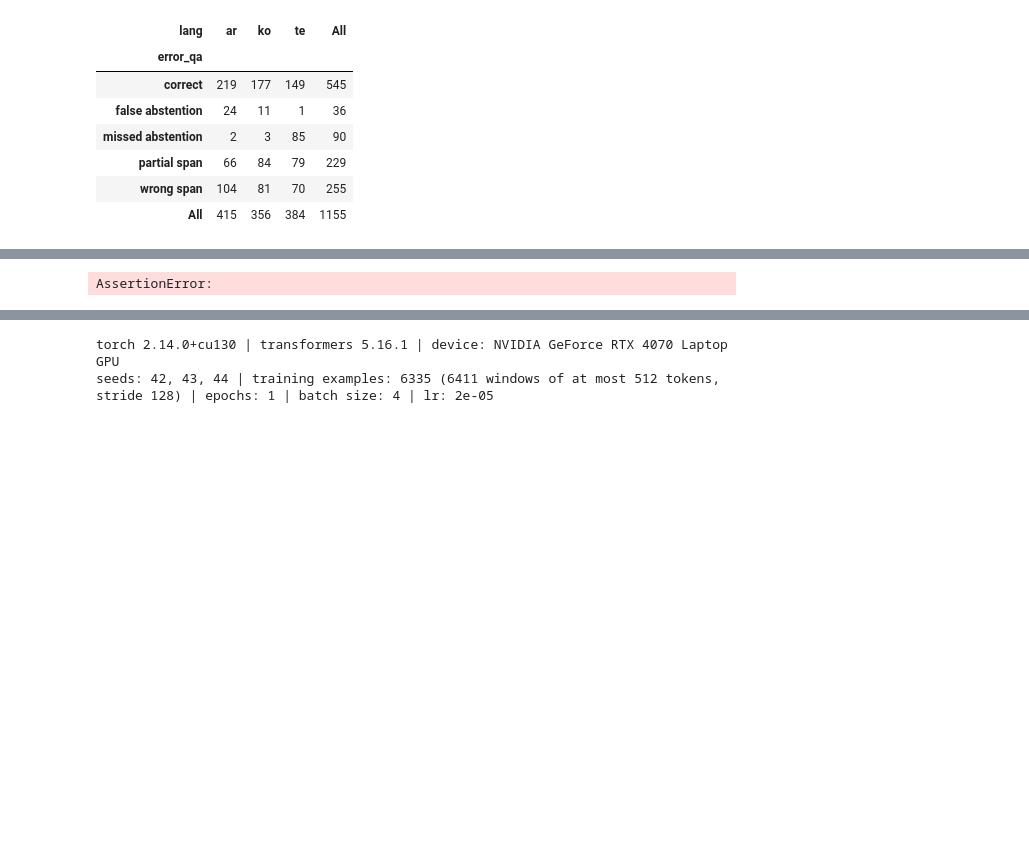
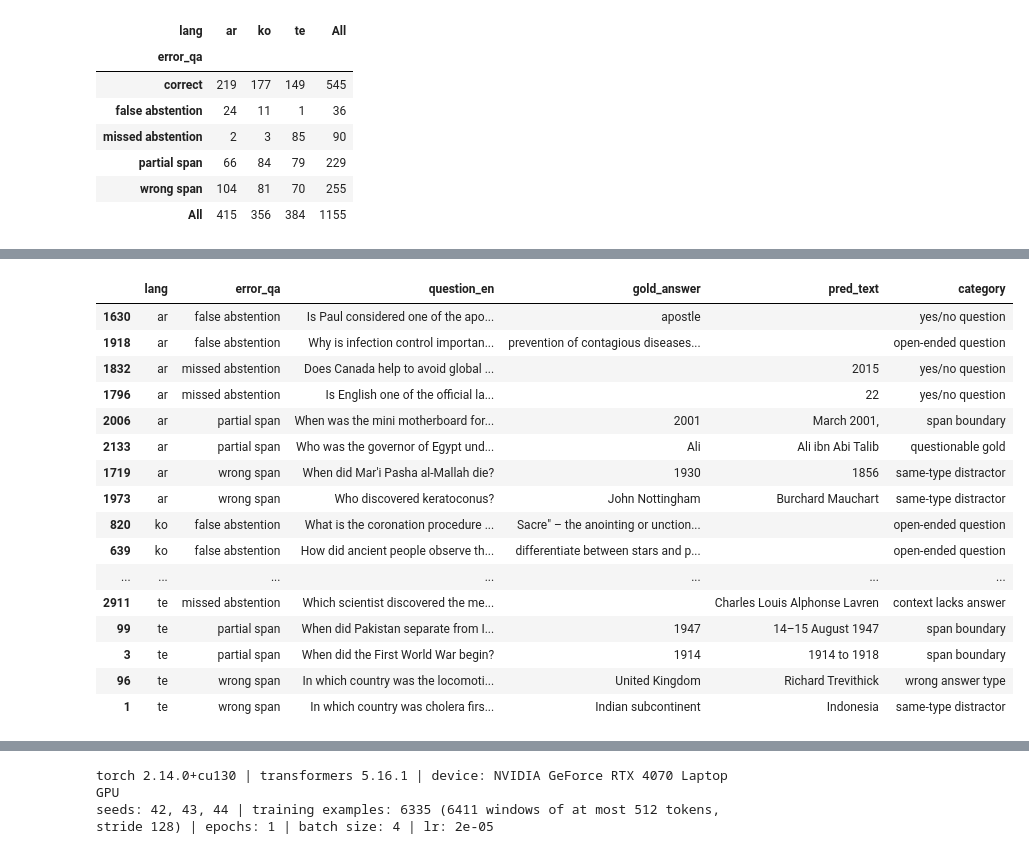
Before and after one commit to Legenden84/msc-nlp-2026, a Jupyter notebook: project_notebooks/nlp_project_w40-41.ipynb, the cells around one changed output, grey strips where cells are left out. Cells and saved outputs as stored; diff of their text form; code cells hidden in the pictures; blank space fills up the shorter version.

```diff
--- a/project_notebooks/nlp_project_w40-41.ipynb
+++ b/project_notebooks/nlp_project_w40-41.ipynb
@@ -956,39 +956,54 @@ error_sample[["lang", "error_qa", "question", "gold_answer", "pred_text", "conte
 | 1 | te | wrong span | కలరా వ్యాధిని మొదటగా ఏ దేశంలో కను... | Indian subcontinent | Indonesia | The word cholera is from "kholera... |
 # %%
 # claude
-# manual inspection
+# manual inspection of the 23 sampled errors: English translation and failure category
 error_annotations = {
-    1681: ("", ""),
-    2037: ("", ""),
-    2102: ("", ""),
-    2096: ("", ""),
-    1449: ("", ""),
-    2084: ("", ""),
-    2130: ("", ""),
-    1895: ("", ""),
-    986: ("", ""),
-    1118: ("", ""),
-    368: ("", ""),
-    369: ("", ""),
-    771: ("", ""),
-    359: ("", ""),
-    782: ("", ""),
-    356: ("", ""),
-    5: ("", ""),
-    72: ("", ""),
-    2947: ("", ""),
-    2911: ("", ""),
-    66: ("", ""),
-    3: ("", ""),
-    123: ("", ""),
-    1: ("", ""),
+    1630: ("Is Paul considered one of the apostles of Christ?", "yes/no question"),
+    1918: ("Why is infection control important in hospitals?", "open-ended question"),
+    1832: ("Does Canada help to avoid global warming?", "yes/no question"),
+    1796: ("Is English one of the official languages of India?", "yes/no question"),
+    2006: ("When was the mini motherboard for desktops invented?", "span boundary"),
+    2133: ("Who was the governor of Egypt under the caliph Ali ibn Abi Talib?", "questionable gold"),
+    1719: ("When did Mar'i Pasha al-Mallah die?", "same-type distractor"),
+    1973: ("Who discovered keratoconus?", "same-type distractor"),
+    820: ("What is the coronation procedure in France?", "open-ended question"),
+    639: ("How did ancient people observe the planets?", "open-ended question"),
+    369: ("Is there a formula for infinity?", "yes/no question"),
+    833: ("Is gelatin a protein?", "yes/no question"),
+    1231: ("What is the ozone layer made of?", "wrong answer type"),
+    357: ("What was the name of Case Western Reserve University in 1887?", "wrong answer type"),
+    788: ("What kinds of fungi are there?", "open-ended question"),
+    356: ("How many Nordic countries are there in Northern Europe?", "inference needed"),
+    72: ("Of the 70% water in the world, what percentage do humans use for daily needs?", "inference needed"),
+    3000: ("Who was the president of the USA in 1960?", "questionable gold"),
+    2911: ("Which scientist discovered the medicine for malaria?", "context lacks answer"),
+    99: ("When did Pakistan separate from India?", "span boundary"),
+    3: ("When did the First World War begin?", "span boundary"),
+    96: ("In which country was the locomotive boiler first introduced?", "wrong answer type"),
+    1: ("In which country was cholera first discovered?", "same-type distractor"),
 }
 assert sorted(error_sample.index) == sorted(error_annotations)
 error_sample["question_en"] = [error_annotations[index][0] for index in error_sample.index]
 error_sample["category"] = [error_annotations[index][1] for index in error_sample.index]
 error_sample[["lang", "error_qa", "question_en", "gold_answer", "pred_text", "category"]]
 # %% [output]
-AssertionError:
+|  | lang | error_qa | question_en | gold_answer | pred_text | category |
+| 1630 | ar | false abstention | Is Paul considered one of the apo... | apostle |  | yes/no question |
+| 1918 | ar | false abstention | Why is infection control importan... | prevention of contagious diseases... |  | open-ended question |
+| 1832 | ar | missed abstention | Does Canada help to avoid global ... |  | 2015 | yes/no question |
+| 1796 | ar | missed abstention | Is English one of the official la... |  | 22 | yes/no question |
+| 2006 | ar | partial span | When was the mini motherboard for... | 2001 | March 2001, | span boundary |
+| 2133 | ar | partial span | Who was the governor of Egypt und... | Ali | Ali ibn Abi Talib | questionable gold |
+| 1719 | ar | wrong span | When did Mar'i Pasha al-Mallah die? | 1930 | 1856 | same-type distractor |
+| 1973 | ar | wrong span | Who discovered keratoconus? | John Nottingham | Burchard Mauchart | same-type distractor |
+| 820 | ko | false abstention | What is the coronation procedure ... | Sacre" – the anointing or unction... |  | open-ended question |
+| 639 | ko | false abstention | How did ancient people observe th... | differentiate between stars and p... |  | open-ended question |
+| ... | ... | ... | ... | ... | ... | ... |
+| 2911 | te | missed abstention | Which scientist discovered the me... |  | Charles Louis Alphonse Lavren | context lacks answer |
+| 99 | te | partial span | When did Pakistan separate from I... | 1947 | 14–15 August 1947 | span boundary |
+| 3 | te | partial span | When did the First World War begin? | 1914 | 1914 to 1918 | span boundary |
+| 96 | te | wrong span | In which country was the locomoti... | United Kingdom | Richard Trevithick | wrong answer type |
+| 1 | te | wrong span | In which country was cholera firs... | Indian subcontinent | Indonesia | same-type distractor |
 # %%
 # category counts
 display(pd.crosstab(error_sample["category"], error_sample["error_qa"], margins=True))
```
Also changed, not shown: parts of 2 cells of this notebook, 1 other file.
